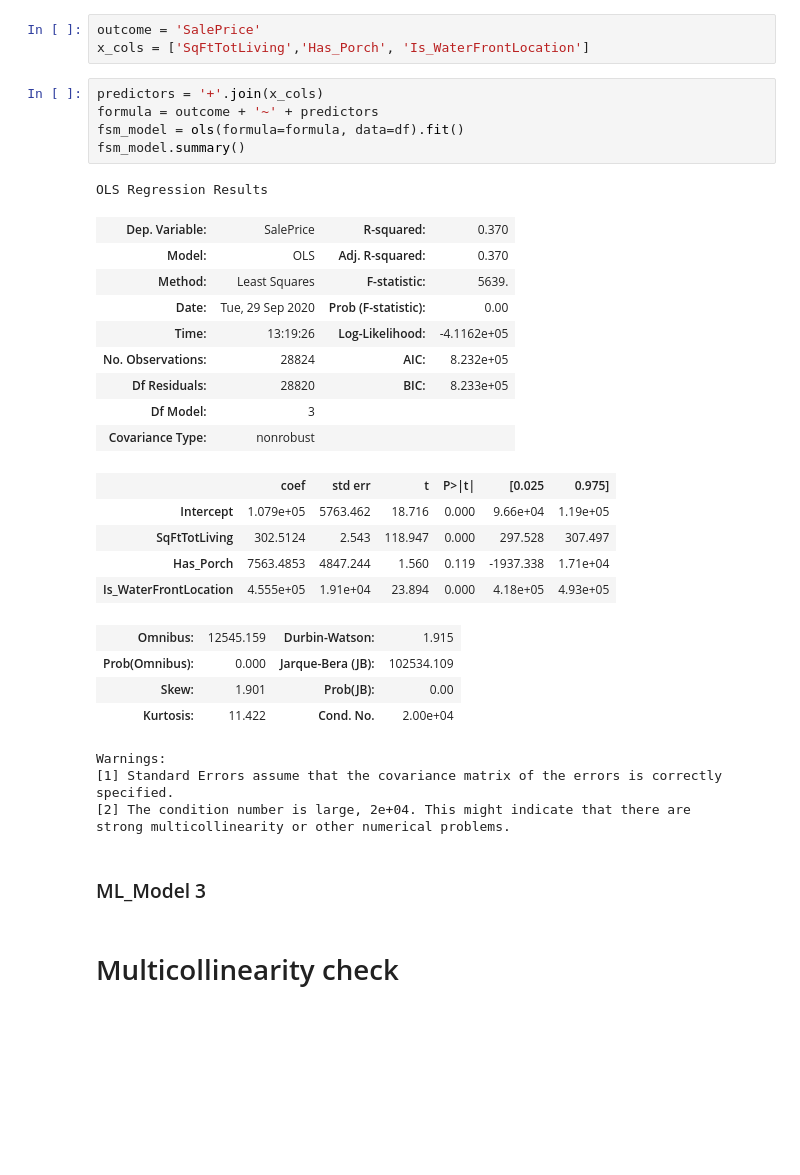
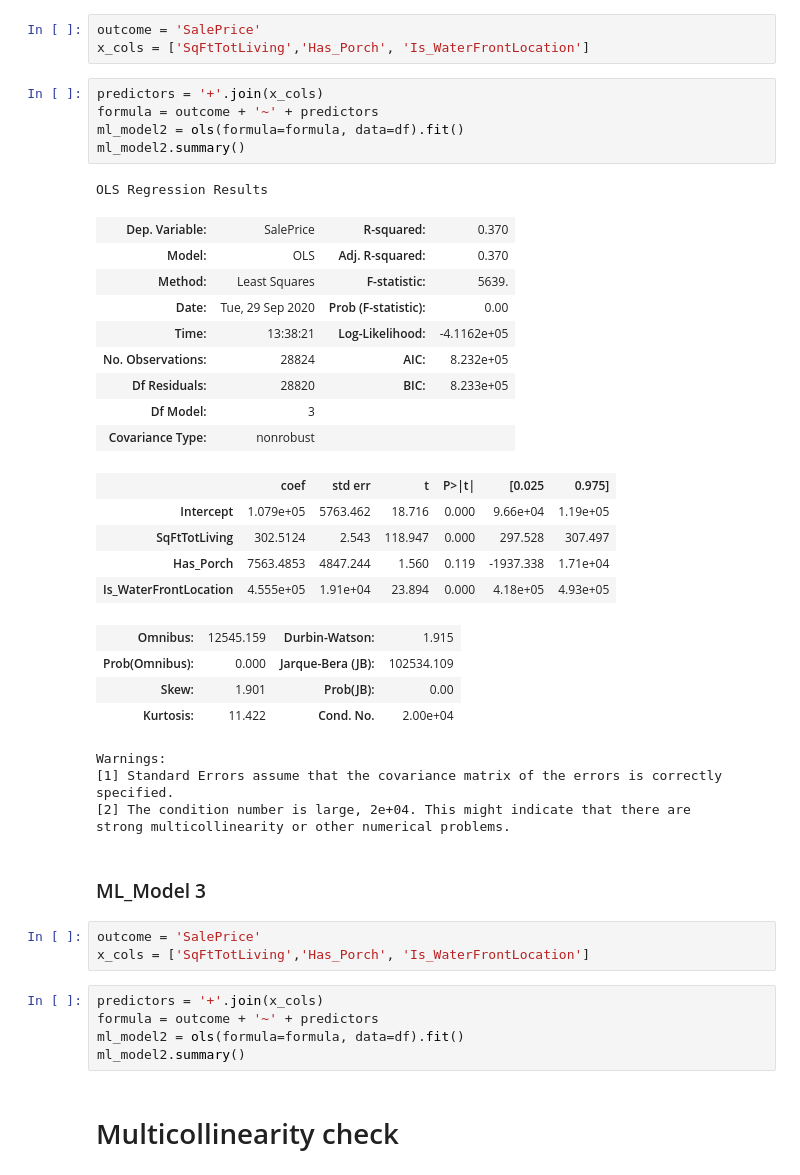
Before and after one commit to angelicacodes/phase_2_project_chicago-sf-seattle-ds-082420, a Jupyter notebook: notebooks/eda/Angelica_EDA2.ipynb, the cells around one changed output. Saved outputs shown, nothing was run; the diff lists cells and outputs as text; blank space fills up the shorter version.

```diff
--- a/notebooks/eda/Angelica_EDA2.ipynb
+++ b/notebooks/eda/Angelica_EDA2.ipynb
@@ -399,15 +455,15 @@ x_cols = ['SqFtTotLiving','Has_Porch', 'Is_WaterFrontLocation']
 # %%
 predictors = '+'.join(x_cols)
 formula = outcome + '~' + predictors
-fsm_model = ols(formula=formula, data=df).fit()
-fsm_model.summary()
+ml_model2 = ols(formula=formula, data=df).fit()
+ml_model2.summary()
 # %% [output]
 OLS Regression Results
 | Dep. Variable: | SalePrice | R-squared: | 0.370 |
 | Model: | OLS | Adj. R-squared: | 0.370 |
 | Method: | Least Squares | F-statistic: | 5639. |
 | Date: | Tue, 29 Sep 2020 | Prob (F-statistic): | 0.00 |
-| Time: | 13:19:26 | Log-Likelihood: | -4.1162e+05 |
+| Time: | 13:38:21 | Log-Likelihood: | -4.1162e+05 |
 | No. Observations: | 28824 | AIC: | 8.232e+05 |
 | Df Residuals: | 28820 | BIC: | 8.233e+05 |
 | Df Model: | 3 |  |  |
@@ -427,6 +483,14 @@ Warnings:
 strong multicollinearity or other numerical problems.
 # %% [markdown]
 ### ML_Model 3
+# %%
+outcome = 'SalePrice'
+x_cols = ['SqFtTotLiving','Has_Porch', 'Is_WaterFrontLocation']
+# %%
+predictors = '+'.join(x_cols)
+formula = outcome + '~' + predictors
+ml_model2 = ols(formula=formula, data=df).fit()
+ml_model2.summary()
 # %% [markdown]
 # Multicollinearity check
 # %%
```
Also changed, not shown: parts of 14 cells of this notebook.
